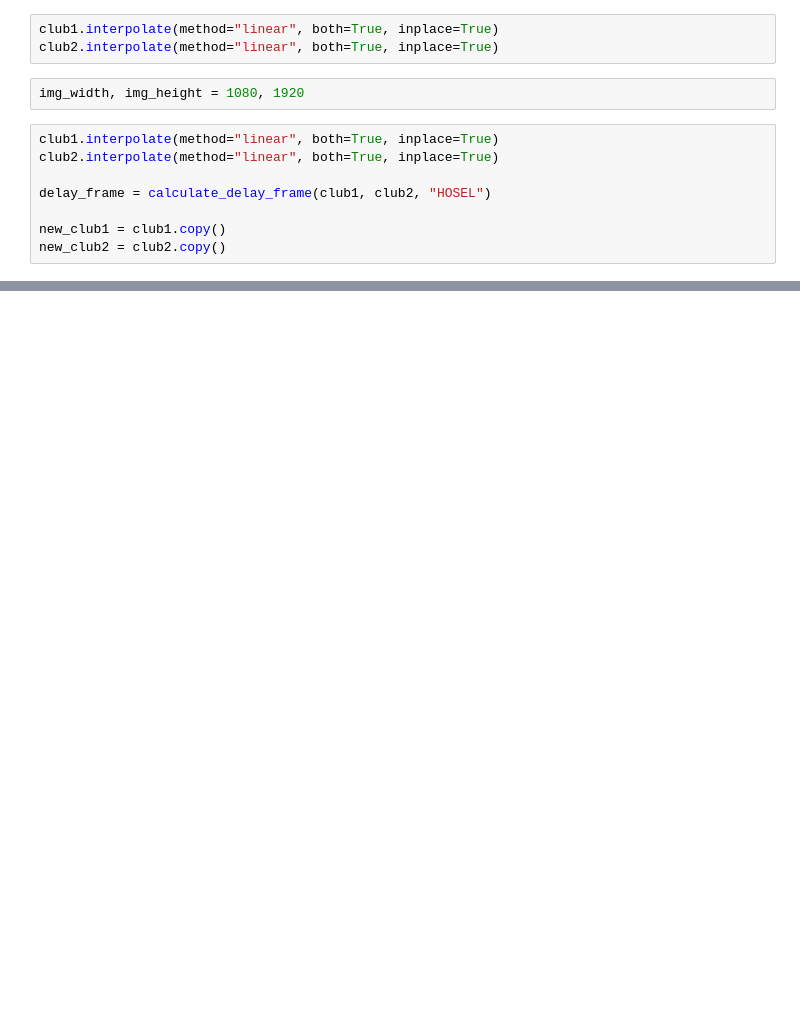
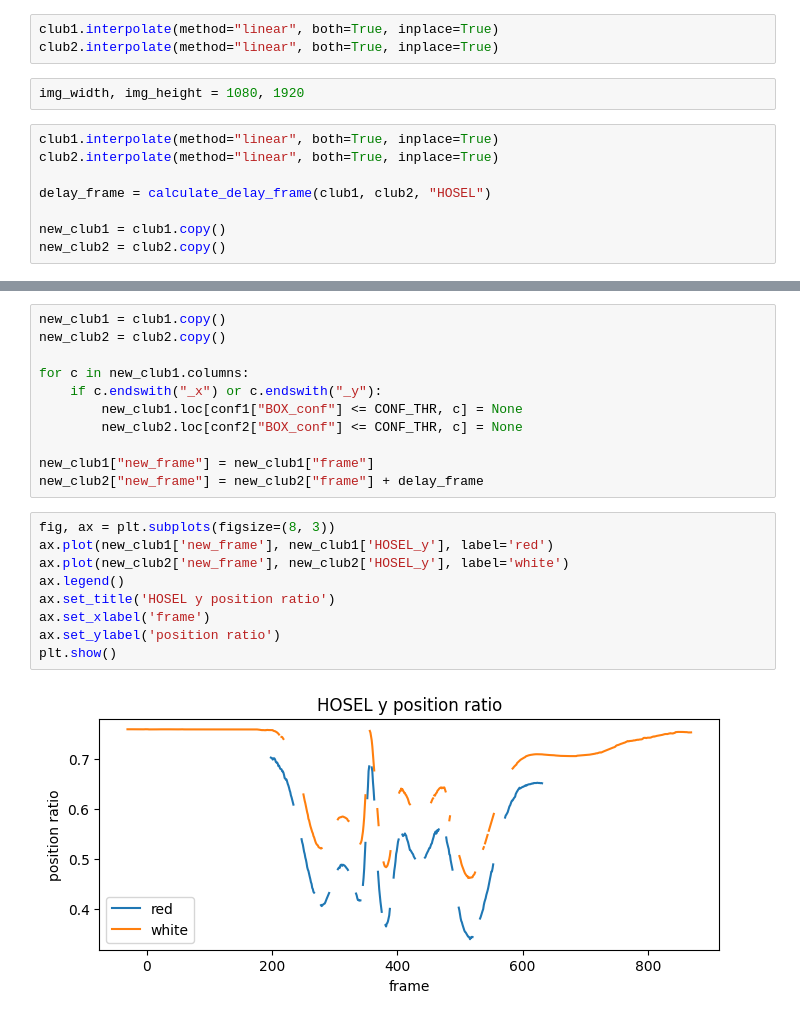
Before and after one commit to shuzo57/3d_reconstruction, a Jupyter notebook: dev/execute_test.ipynb, the cells around one changed output, grey strips where cells are left out. Cells and saved outputs as stored; diff of their text form; blank space fills up the shorter version.

```diff
--- a/dev/execute_test.ipynb
+++ b/dev/execute_test.ipynb
@@ -41,0 +48,22 @@ plt.show()
+# %%
+new_club1 = club1.copy()
+new_club2 = club2.copy()
+
+for c in new_club1.columns:
+    if c.endswith("_x") or c.endswith("_y"):
+        new_club1.loc[conf1["BOX_conf"] <= CONF_THR, c] = None
+        new_club2.loc[conf2["BOX_conf"] <= CONF_THR, c] = None
+
+new_club1["new_frame"] = new_club1["frame"]
+new_club2["new_frame"] = new_club2["frame"] + delay_frame
+# %%
+fig, ax = plt.subplots(figsize=(8, 3))
+ax.plot(new_club1['new_frame'], new_club1['HOSEL_y'], label='red')
+ax.plot(new_club2['new_frame'], new_club2['HOSEL_y'], label='white')
+ax.legend()
+ax.set_title('HOSEL y position ratio')
+ax.set_xlabel('frame')
+ax.set_ylabel('position ratio')
+plt.show()
+# %% [output]
+[figure, added]
```
Also changed, not shown: parts of 5 cells of this notebook.
